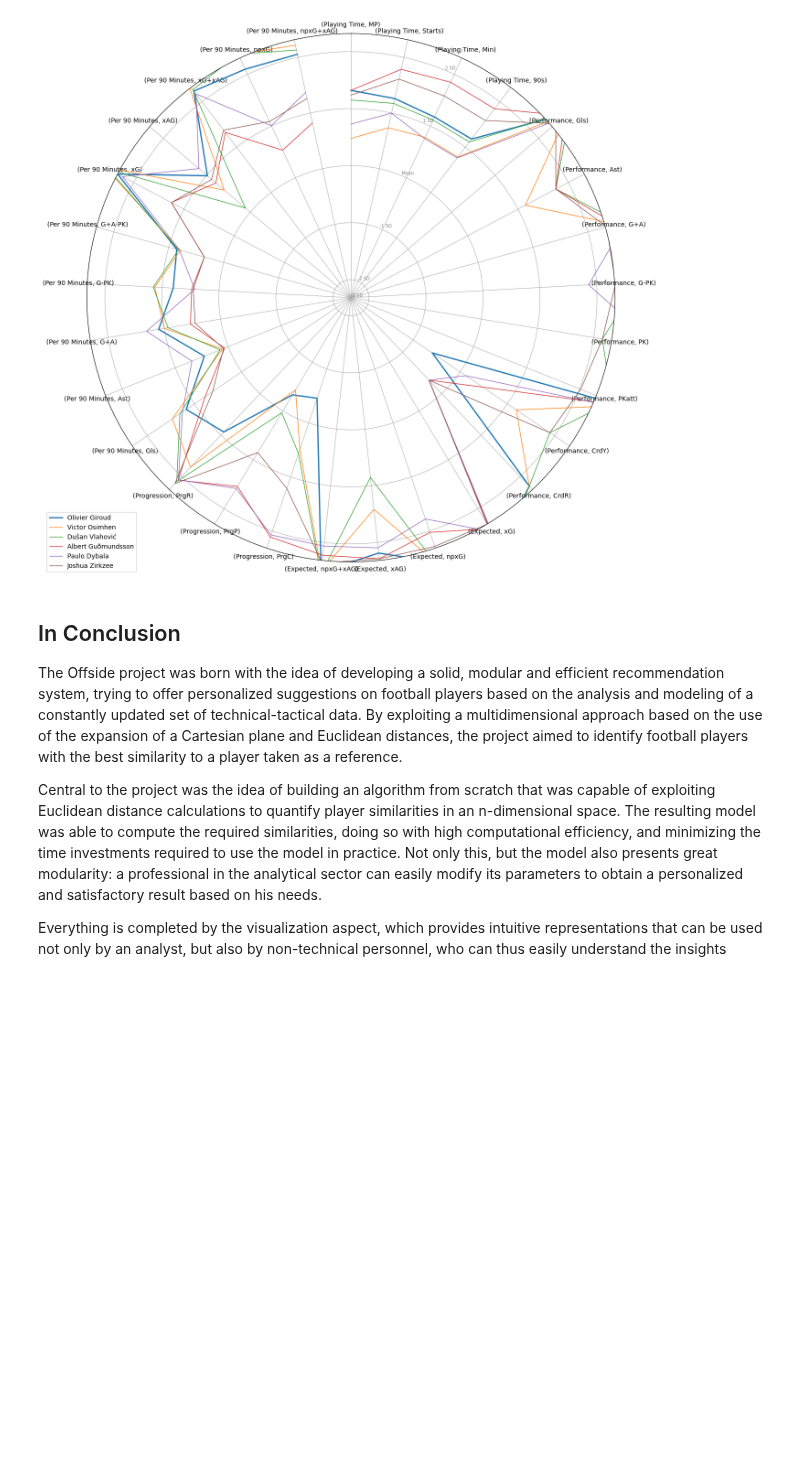
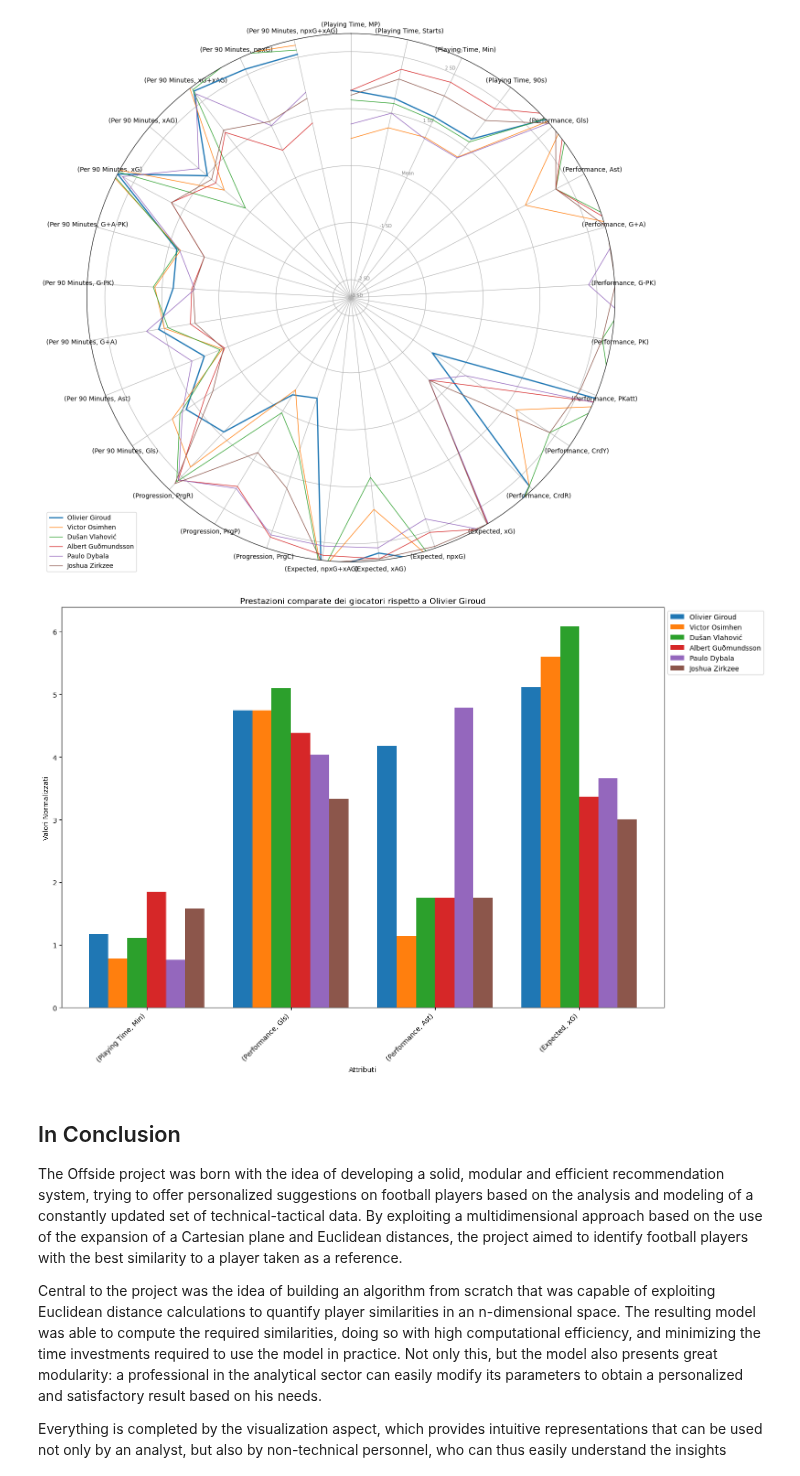
Before and after one commit to andreamoleri/Offside, a Jupyter notebook: offside.ipynb, the cells around one changed output. Saved outputs shown, nothing was run; the diff lists cells and outputs as text; code cells hidden in the pictures; blank space fills up the shorter version.

```diff
--- a/offside.ipynb
+++ b/offside.ipynb
@@ -500,6 +500,67 @@ attribute_labels = relevant_cols
 radar_plot(player_names, player_data, reference_data, attribute_labels, reference_player_name)
 # %% [output]
 [figure]
+# %%
+relevant_cols = [
+               "(Playing Time, Min)",
+               "(Performance, Gls)",
+               "(Performance, Ast)",
+               "(Expected, xG)"
+]
+import matplotlib.pyplot as plt
+import numpy as np
+
+# Funzione per creare un grafico a barre
+def bar_plot(player_names, player_data, attribute_labels, reference_player_name):
+    num_players = len(player_names)
+    num_attributes = len(attribute_labels)
+
+    # Creazione della figura
+    fig, ax = plt.subplots(figsize=(15, 10))
+
+    # Impostazione della larghezza delle barre
+    bar_width = 0.8 / num_players
+
+    # Creazione delle barre per ogni giocatore
+    for i, player in enumerate(player_names):
+        positions = np.arange(num_attributes) + i * bar_width
+        ax.bar(positions, player_data[i], bar_width, label=player)
+
+    # Impostazione delle etichette degli assi
+    ax.set_xticks(np.arange(num_attributes) + bar_width * (num_players - 1) / 2)
+    ax.set_xticklabels(attribute_labels, rotation=45, ha='right')
+
+    # Aggiunta della legenda
+    ax.legend(loc='upper left', bbox_to_anchor=(1, 1))
+
+    # Aggiunta delle etichette degli assi
+    ax.set_xlabel('Attributi')
+    ax.set_ylabel('Valori Normalizzati')
+    ax.set_title(f'Prestazioni comparate dei giocatori rispetto a {reference_player_name}')
+
+    # Visualizzazione del grafico
+    plt.tight_layout()
+    plt.show()
+
+# Estrazione dei nomi dei giocatori e dei dati normalizzati per il grafico
+player_names = [df.loc[player_index]['(Background Information, Full Name)'] for player_index, _ in top_similar_players]
+player_data = [normalized_df.loc[player_index][relevant_cols].values for player_index, _ in top_similar_players]
+
+# Estrazione dell'indice del giocatore di riferimento e dei suoi dati
+reference_player_index = df[df['(Background Information, Full Name)'] == reference_player_name].index[0]
+reference_data = normalized_df.loc[reference_player_index][relevant_cols].values
+
+# Inserimento del nome e dei dati del giocatore di riferimento all'inizio delle liste
+player_names.insert(0, reference_player_name)
+player_data.insert(0, reference_data)
+
+# Impostazione delle etichette degli attributi
+attribute_labels = relevant_cols
+
+# Generazione del grafico a barre
+bar_plot(player_names, player_data, attribute_labels, reference_player_name)
+# %% [output]
+[figure, added]
 # %% [markdown]
 ## In Conclusion
 
```
